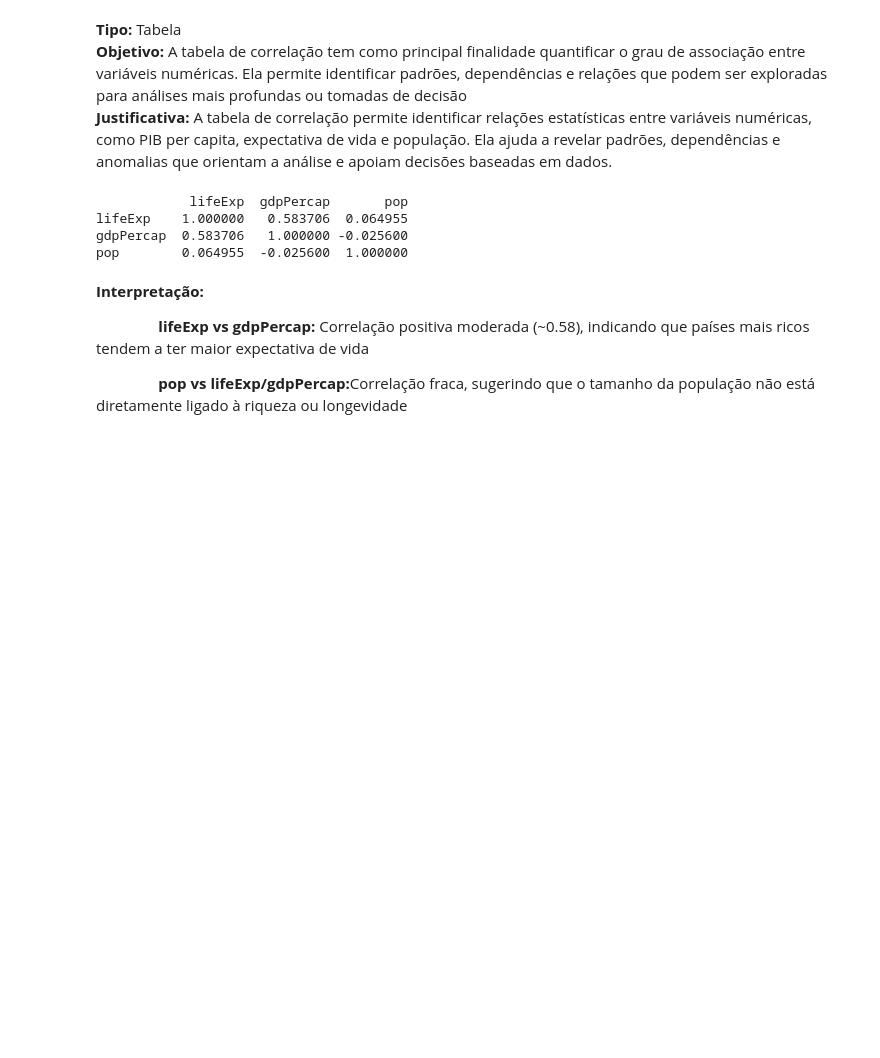
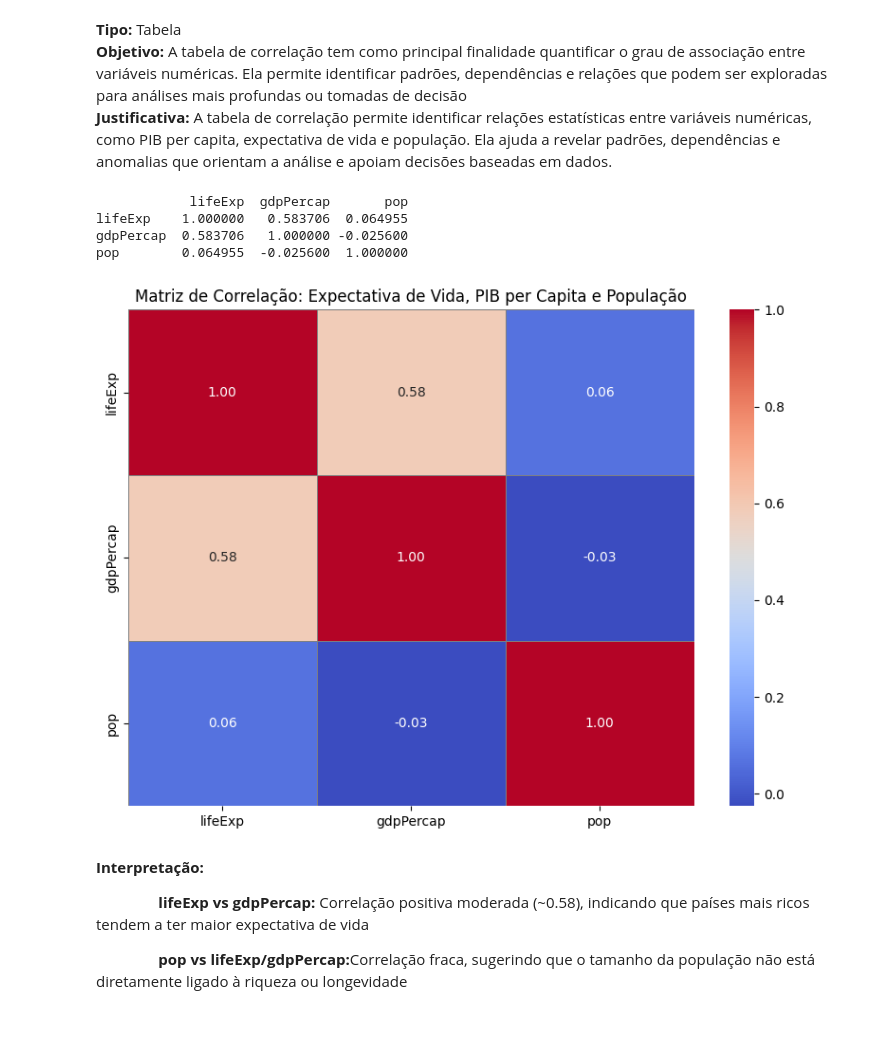
Before and after one commit to tuerepinto/analise-desenvolvimento-humano-economico-global, a Jupyter notebook: notebooks/Análise do Desenvolvimento Humano e Econômico Global com Base no Dataset Gapminder.ipynb, the cells around one changed output. Drawn from its saved outputs; the diff is of its cells as text; code cells hidden in the pictures; blank space fills up the shorter version.

```diff
--- a/notebooks/Análise do Desenvolvimento Humano e Econômico Global com Base no Dataset Gapminder.ipynb
+++ b/notebooks/Análise do Desenvolvimento Humano e Econômico Global com Base no Dataset Gapminder.ipynb
@@ -674,6 +674,22 @@ print(correlacoes)
 lifeExp    1.000000   0.583706  0.064955
 gdpPercap  0.583706   1.000000 -0.025600
 pop        0.064955  -0.025600  1.000000
+# %%
+correlation_matrix = df_correcao.corr()
+
+plt.figure(figsize=(8, 6))
+heatmap = sns.heatmap(
+    correlation_matrix,
+    annot=True,
+    cmap='coolwarm',
+    fmt=".2f",
+    linewidths=0.5,
+    linecolor='gray'
+)
+plt.title('Matriz de Correlação: Expectativa de Vida, PIB per Capita e População')
+plt.tight_layout()
+# %% [output]
+[figure, added]
 # %% [markdown]
 <b>Interpretação: </b><br>
 
```
Also changed, not shown: parts of 16 cells of this notebook.
